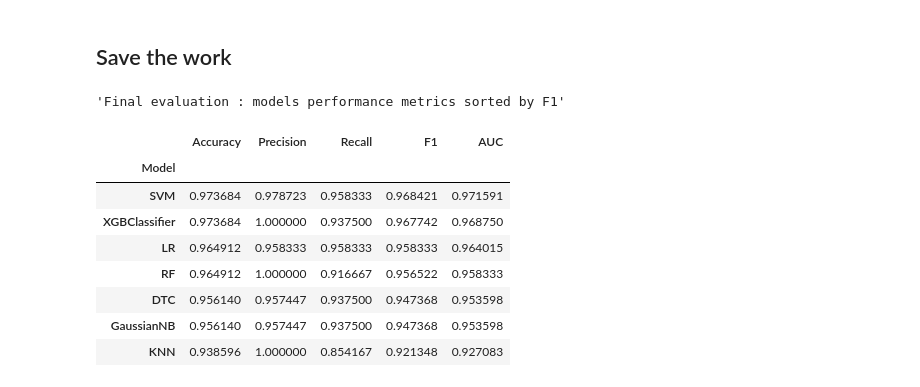
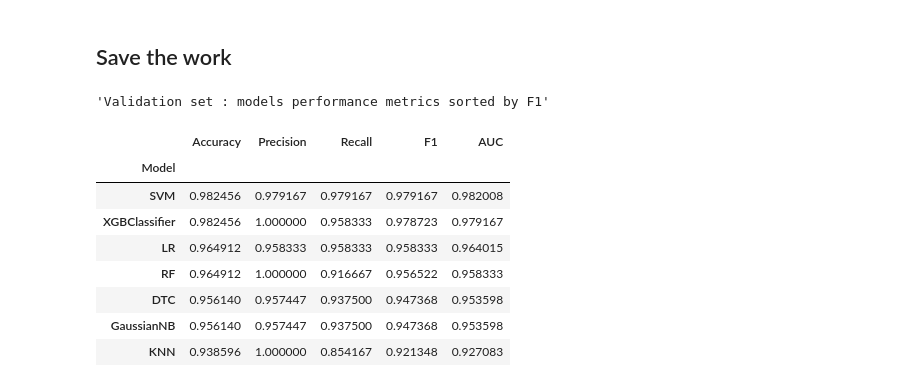
Before and after one commit to lmanov1/CancerPrediction, a Jupyter notebook: 5_ModelTraining.ipynb, the cells around one changed output. Drawn from its saved outputs; the diff is of its cells as text; code cells hidden in the pictures.

Commit message:
final with xgb and svc fine tuning results

```diff
--- a/5_ModelTraining.ipynb
+++ b/5_ModelTraining.ipynb
@@ -227,5 +227,8 @@ models_to_tune = [
 hyperparameters_scoring='f1' # 'f1'
 folds_number = 5
 random_state_id = 5
-names, results , best_params , models  = estimator_function(models_to_tune, X_train , y_train  , folds = folds_number ,scoring=hyperparameters_scoring, random_state_id = random_state_id)
+names, results , best_params , models  = estimator_function(models_to_tune, X_train , y_train, \
+                    folds = folds_number, \
+                    scoring=hyperparameters_scoring,\
+                    random_state_id = random_state_id)
 # %% [output]
@@ -314,6 +317,8 @@ import matplotlib.pyplot as plt
 
 def test_model(model , model_name, X , y, models_perfmance_df):
     lrtest_pred = model.predict(X)    # model is a best estimator from GridSearchCV
+    display(f"Performance metrics for {model_name} model")
+    print(classification_report(y_test, lrtest_pred))
     mod1_dict = {'Model': model_name}
     new_row = pd.DataFrame([{**mod1_dict, **classificationMetrics(y, lrtest_pred) }])
     models_perfmance_df = pd.concat([models_perfmance_df, new_row], ignore_index=True)
@@ -411,0 +428,7 @@ SVC(C=10, kernel='linear')
+# %%
+tuned_parameters_SVM = [
+   { "kernel": ["rbf"], "gamma": [1e-3, 1e-4], "C": [1, 10, 100, 1000]},
+    {"kernel": ["linear"], "C": [1, 10, 100,200,300,1000]} ,
+   { "kernel": ["poly"], "C": [1, 10, 100,1000]},
+]
+estimator_SVM , clf_report_SVM = fine_tune_model(SVC(), X_train, y_train, X_test, y_test , params = tuned_parameters_SVM)
@@ -411,0 +473,13 @@ SVC(C=10, kernel='linear')
+# %%
+tuned_parameters_XGBClassifier = {
+    #'max_depth': [4,6,8,10],
+    'n_estimators': [200, 300, 700],
+    'subsample': [0.7, 0.8, 0.9],
+    'colsample_bytree': [0.7, 0.8, 0.9],
+    'min_child_weight': [1, 3, 5],
+    'gamma': [0, 0.1, 0.2],
+    'alpha': [0, 0.1, 0.5],
+    'lambda': [1, 1.5, 2]
+}
+
+estimator_xgbc , clf_report_xgbc = fine_tune_model(xgb.XGBClassifier() , X_train, y_train, X_test, y_test , params = tuned_parameters_XGBClassifier)
@@ -413,20 +531,30 @@ SVC(C=10, kernel='linear')
 ## Save the work
 # %%
 evaluation_scoring = 'F1'
-# display(f"Validation set : models performance metrics sorted by {evaluation_scoring}")
+display(f"Validation set : models performance metrics sorted by {evaluation_scoring}")
 # display(models_perfmance_df_val.sort_values(by=evaluation_scoring, ascending=False).style.set_properties(**{'text-align': 'left'}).set_table_styles([{'selector': 'th', 'props': [('text-align', 'left')]}]))
 # models_perfmance_df_val.to_excel('IntermidiateData/5_FinalValidationScores.xlsx')
+# Update final evaluation scores - with fine tuning results
+models_perfmance_df_test.loc['SVM']['Accuracy'] = clf_report_SVM['Accuracy']
+models_perfmance_df_test.loc['SVM']['Precision'] = clf_report_SVM['Precision']
+models_perfmance_df_test.loc['SVM']['Recall'] = clf_report_SVM['Recall']
+models_perfmance_df_test.loc['SVM']['F1'] = clf_report_SVM['F1']
+models_perfmance_df_test.loc['SVM']['AUC'] = clf_report_SVM['AUC']
 
+models_perfmance_df_test.loc['XGBClassifier']['Accuracy'] = clf_report_xgbc['Accuracy']
+models_perfmance_df_test.loc['XGBClassifier']['Precision'] = clf_report_xgbc['Precision']
+models_perfmance_df_test.loc['XGBClassifier']['Recall'] = clf_report_xgbc['Recall']
+models_perfmance_df_test.loc['XGBClassifier']['F1'] = clf_report_xgbc['F1']
+models_perfmance_df_test.loc['XGBClassifier']['AUC'] = clf_report_xgbc['AUC']
 
-display(f"Final evaluation : models performance metrics sorted by {evaluation_scoring}")
 display(models_perfmance_df_test.sort_values(by=evaluation_scoring, ascending=False).style.set_properties(**{'text-align': 'left'}).set_table_styles([{'selector': 'th', 'props': [('text-align', 'left')]}]))
-models_perfmance_df_test.to_excel('IntermidiateData/5_FinalEvaluationScores.xlsx')
+models_perfmance_df_test.sort_values(by=evaluation_scoring, ascending=False).to_excel('IntermidiateData/5_FinalEvaluationScores.xlsx')
 # %% [output]
-'Final evaluation : models performance metrics sorted by F1'
+'Validation set : models performance metrics sorted by F1'
 |  | Accuracy | Precision | Recall | F1 | AUC |
 | Model |  |  |  |  |  |
-| SVM | 0.973684 | 0.978723 | 0.958333 | 0.968421 | 0.971591 |
-| XGBClassifier | 0.973684 | 1.000000 | 0.937500 | 0.967742 | 0.968750 |
+| SVM | 0.982456 | 0.979167 | 0.979167 | 0.979167 | 0.982008 |
+| XGBClassifier | 0.982456 | 1.000000 | 0.958333 | 0.978723 | 0.979167 |
 | LR | 0.964912 | 0.958333 | 0.958333 | 0.958333 | 0.964015 |
 | RF | 0.964912 | 1.000000 | 0.916667 | 0.956522 | 0.958333 |
 | DTC | 0.956140 | 0.957447 | 0.937500 | 0.947368 | 0.953598 |
```
Also changed, not shown: parts of 15 cells of this notebook, 4 other files.
